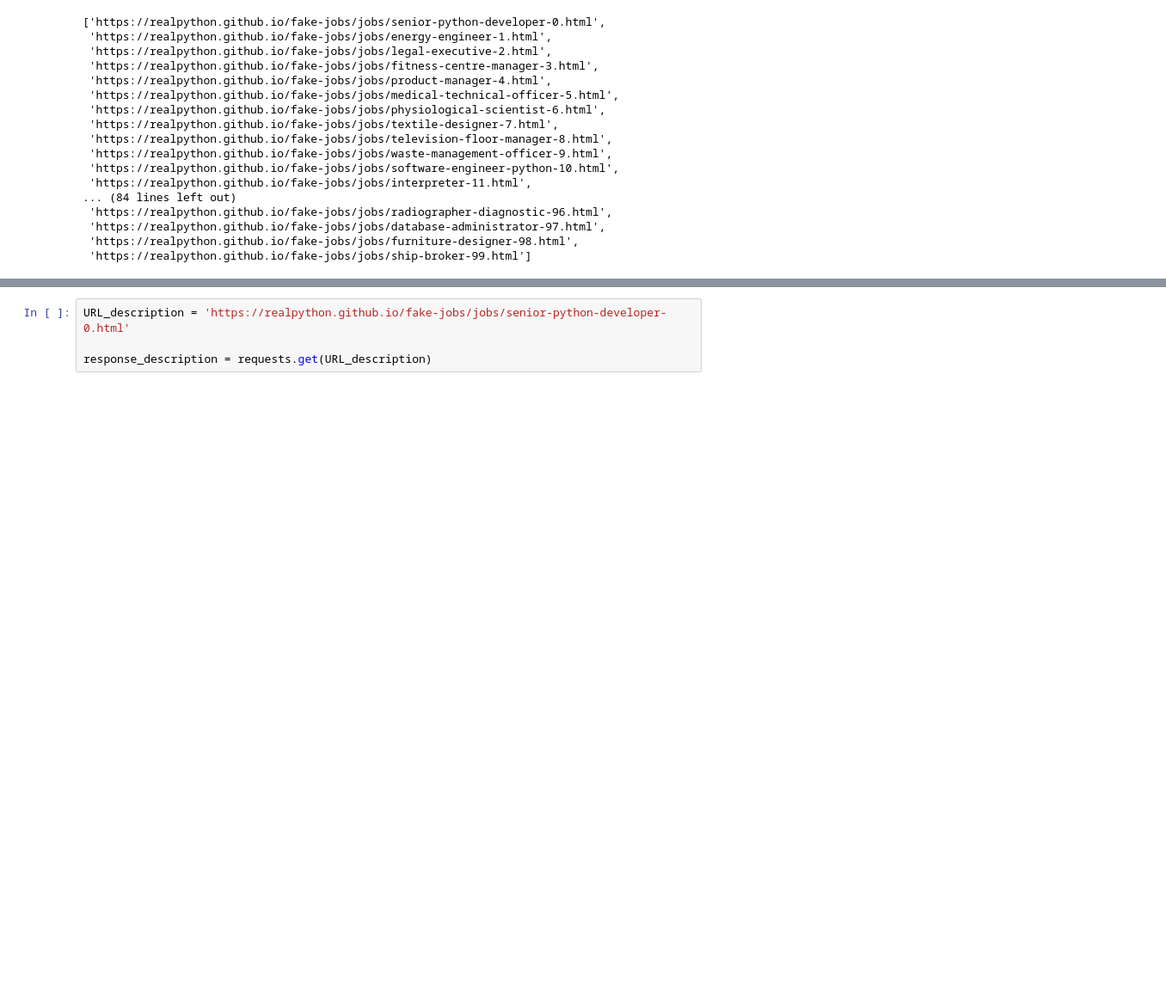
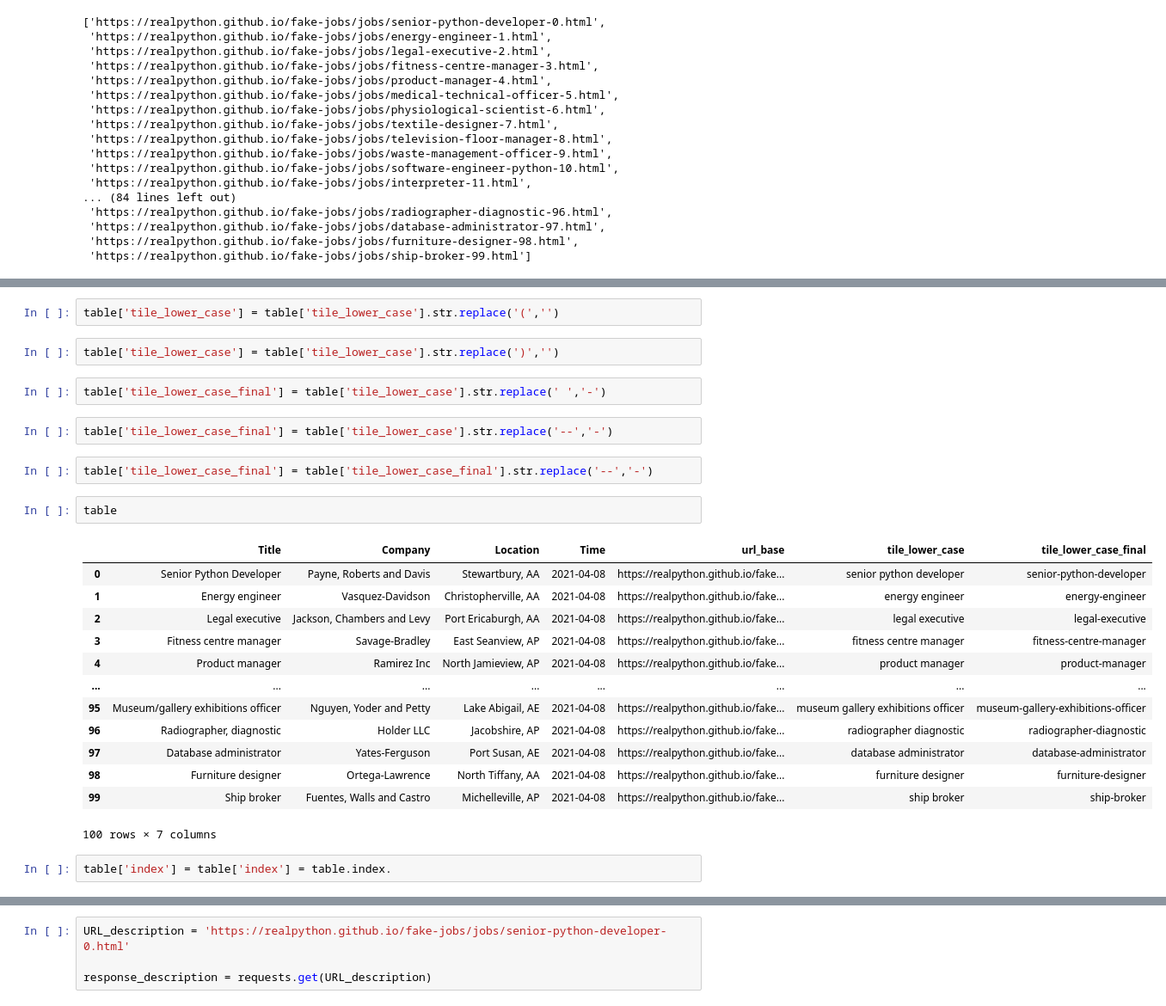
Before and after one commit to NSS-Data-Analytics-Cohort-10/webscraping-aaron-hollinger, a Jupyter notebook: Notebooks/Webscraping-AH.ipynb, the cells around one changed output, grey strips where cells are left out. Shown: that part at 86% size. Drawn from its saved outputs; the diff is of its cells as text; blank space fills up the shorter version.

```diff
--- a/Notebooks/Webscraping-AH.ipynb
+++ b/Notebooks/Webscraping-AH.ipynb
@@ -336,0 +351,28 @@ urls_a
+# %%
+table['tile_lower_case'] = table['tile_lower_case'].str.replace('(','')
+# %%
+table['tile_lower_case'] = table['tile_lower_case'].str.replace(')','')
+# %%
+table['tile_lower_case_final'] = table['tile_lower_case'].str.replace(' ','-')
+# %%
+table['tile_lower_case_final'] = table['tile_lower_case'].str.replace('--','-')
+# %%
+table['tile_lower_case_final'] = table['tile_lower_case_final'].str.replace('--','-')
+# %%
+table
+# %% [output]
+|  | Title | Company | Location | Time | url_base | tile_lower_case | tile_lower_case_final |
+| 0 | Senior Python Developer | Payne, Roberts and Davis | Stewartbury, AA | 2021-04-08 | https://realpython.github.io/fake... | senior python developer | senior-python-developer |
+| 1 | Energy engineer | Vasquez-Davidson | Christopherville, AA | 2021-04-08 | https://realpython.github.io/fake... | energy engineer | energy-engineer |
+| 2 | Legal executive | Jackson, Chambers and Levy | Port Ericaburgh, AA | 2021-04-08 | https://realpython.github.io/fake... | legal executive | legal-executive |
+| 3 | Fitness centre manager | Savage-Bradley | East Seanview, AP | 2021-04-08 | https://realpython.github.io/fake... | fitness centre manager | fitness-centre-manager |
+| 4 | Product manager | Ramirez Inc | North Jamieview, AP | 2021-04-08 | https://realpython.github.io/fake... | product manager | product-manager |
+| ... | ... | ... | ... | ... | ... | ... | ... |
+| 95 | Museum/gallery exhibitions officer | Nguyen, Yoder and Petty | Lake Abigail, AE | 2021-04-08 | https://realpython.github.io/fake... | museum gallery exhibitions officer | museum-gallery-exhibitions-officer |
+| 96 | Radiographer, diagnostic | Holder LLC | Jacobshire, AP | 2021-04-08 | https://realpython.github.io/fake... | radiographer diagnostic | radiographer-diagnostic |
+| 97 | Database administrator | Yates-Ferguson | Port Susan, AE | 2021-04-08 | https://realpython.github.io/fake... | database administrator | database-administrator |
+| 98 | Furniture designer | Ortega-Lawrence | North Tiffany, AA | 2021-04-08 | https://realpython.github.io/fake... | furniture designer | furniture-designer |
+| 99 | Ship broker | Fuentes, Walls and Castro | Michelleville, AP | 2021-04-08 | https://realpython.github.io/fake... | ship broker | ship-broker |
+100 rows × 7 columns
+# %%
+table['index'] = table['index'] = table.index.
```
Also changed, not shown: parts of 35 cells of this notebook.
